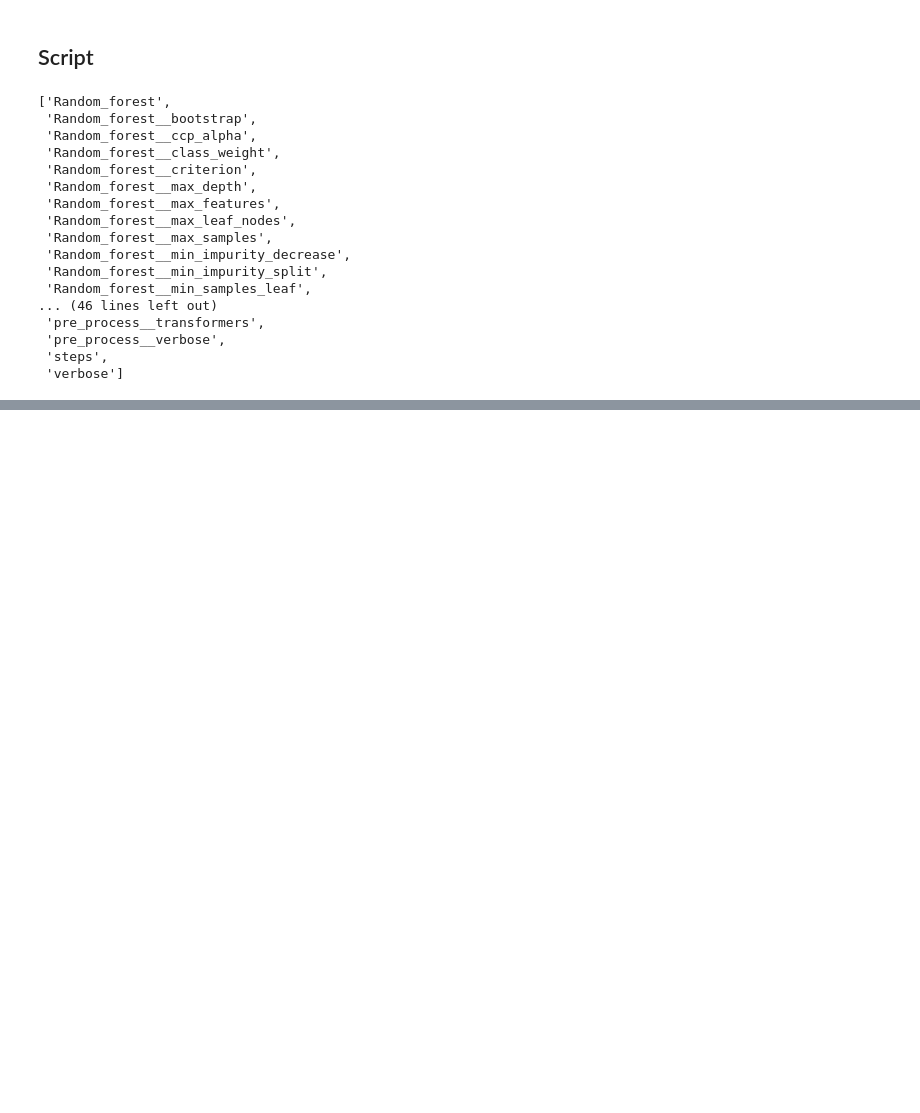
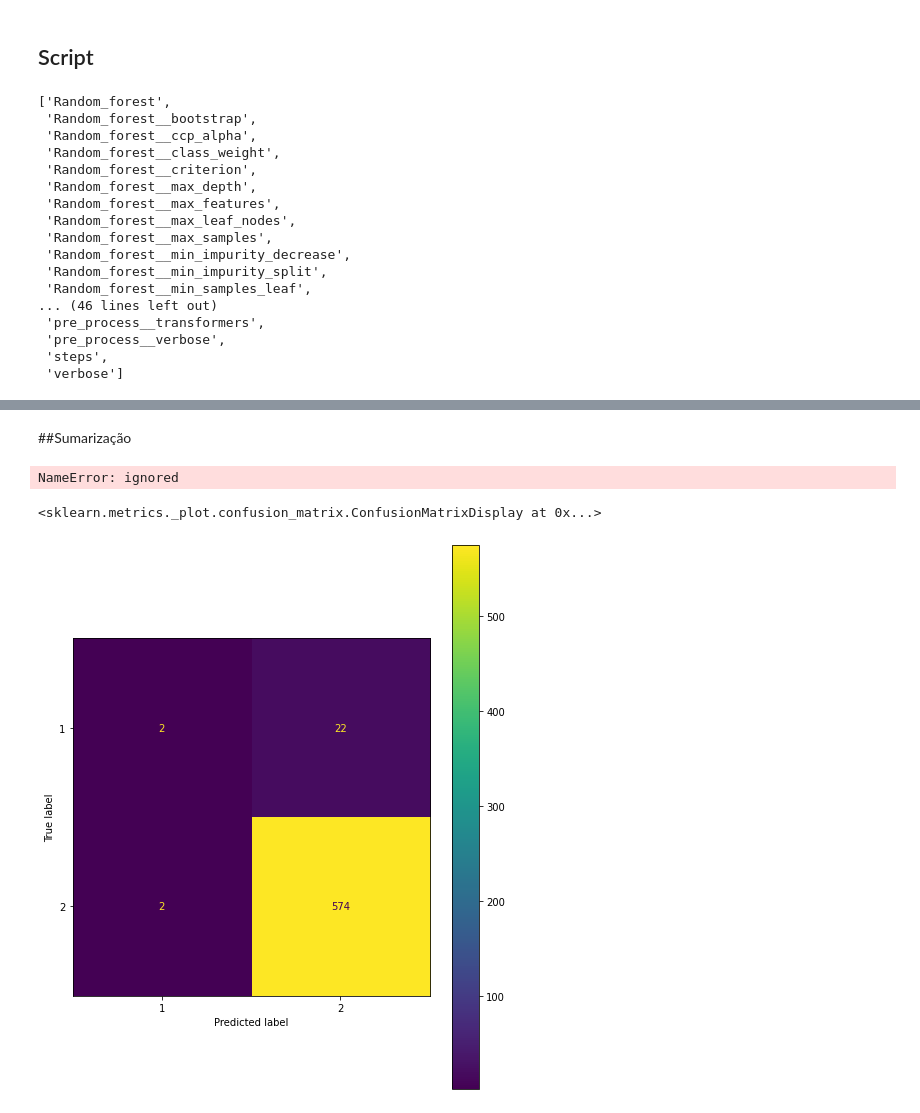
Before and after one commit to CristianoCoelhoSilva/Python, a Jupyter notebook: Script.ipynb, the cells around one changed output, grey strips where cells are left out. Saved outputs shown, nothing was run; the diff lists cells and outputs as text; code cells hidden in the pictures; blank space fills up the shorter version.

```diff
--- a/Script.ipynb
+++ b/Script.ipynb
@@ -318,7 +302,7 @@ param_grid_estendido = {
 
 classificador_estendido = GridSearchCV(estimator = pipeline_estendido,
                                        param_grid = param_grid_estendido,
-                                       scoring = "accuracy",
+                                       scoring = "roc_auc",
                                        cv = 5,
                                        refit = True)
 # %%
@@ -354,0 +339,16 @@ Desempenho médio no fold de teste:
+# %% [markdown]
+##Sumarização
+# %%
+from sklearn.metrics import confusion_matrix
+
+confusion_matrix(y_pred = y_pred,
+                 y_true = y_test)
+# %% [output]
+NameError: ignored
+# %%
+from sklearn.metrics import plot_confusion_matrix
+
+plot_confusion_matrix(classificador_estendido, X_test, y_test, values_format = '')
+# %% [output]
+<sklearn.metrics._plot.confusion_matrix.ConfusionMatrixDisplay at 0x...>
+[figure, added]
```
Also changed, not shown: parts of 14 cells of this notebook.
